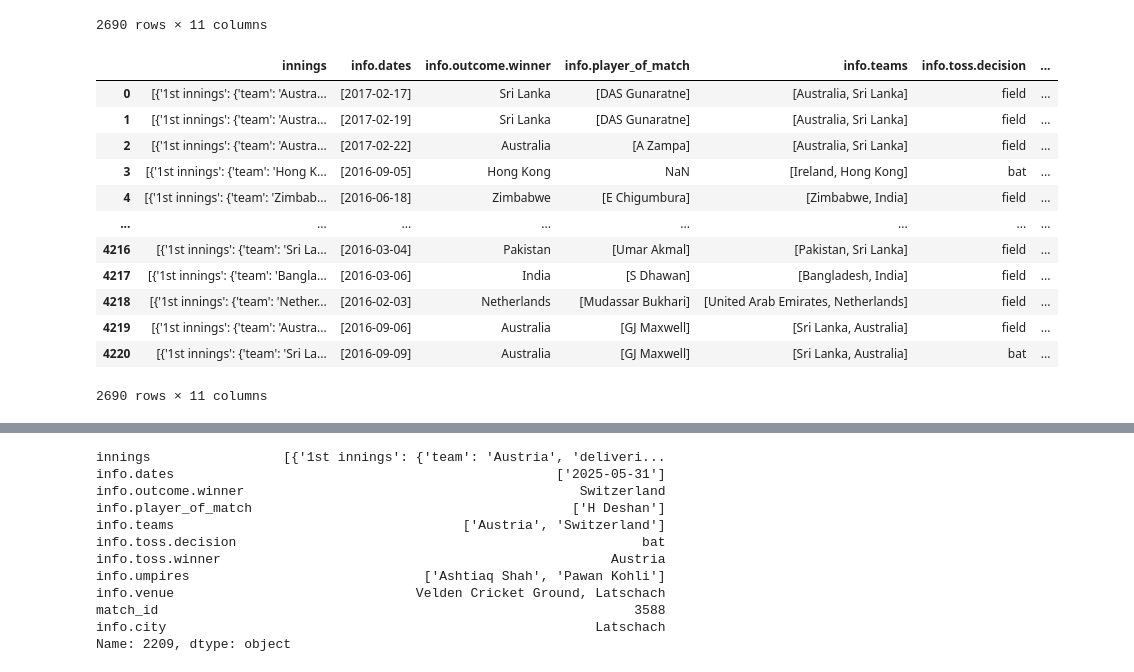
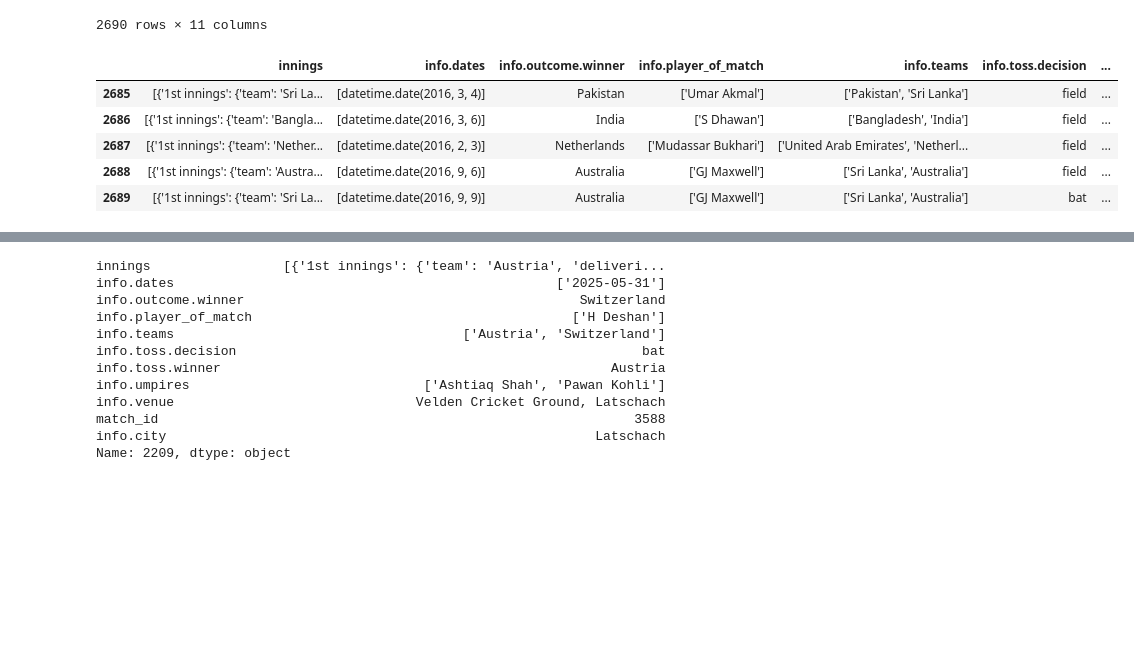
Before and after one commit to srikara202/Cricket-T20-Score-Predictor-MLOps, a Jupyter notebook: notebooks/life-cycle.ipynb, the cells around one changed output, grey strips where cells are left out. Cells and saved outputs as stored; diff of their text form; code cells hidden in the pictures; blank space fills up the shorter version.

```diff
--- a/notebooks/life-cycle.ipynb
+++ b/notebooks/life-cycle.ipynb
@@ -129,21 +129,14 @@ See the caveats in the documentation: https://pandas.pydata.org/pandas-docs/stab
 | 4220 | [{'1st innings': {'team': 'Sri La... | [2016-09-09] | Australia | [GJ Maxwell] | [Sri Lanka, Australia] | bat | ... |
 2690 rows × 11 columns
 # %%
-final_df
+final_df.tail()
 # %% [output]
 |  | innings | info.dates | info.outcome.winner | info.player_of_match | info.teams | info.toss.decision | ... |
-| 0 | [{'1st innings': {'team': 'Austra... | [2017-02-17] | Sri Lanka | [DAS Gunaratne] | [Australia, Sri Lanka] | field | ... |
-| 1 | [{'1st innings': {'team': 'Austra... | [2017-02-19] | Sri Lanka | [DAS Gunaratne] | [Australia, Sri Lanka] | field | ... |
-| 2 | [{'1st innings': {'team': 'Austra... | [2017-02-22] | Australia | [A Zampa] | [Australia, Sri Lanka] | field | ... |
-| 3 | [{'1st innings': {'team': 'Hong K... | [2016-09-05] | Hong Kong | NaN | [Ireland, Hong Kong] | bat | ... |
-| 4 | [{'1st innings': {'team': 'Zimbab... | [2016-06-18] | Zimbabwe | [E Chigumbura] | [Zimbabwe, India] | field | ... |
-| ... | ... | ... | ... | ... | ... | ... | ... |
-| 4216 | [{'1st innings': {'team': 'Sri La... | [2016-03-04] | Pakistan | [Umar Akmal] | [Pakistan, Sri Lanka] | field | ... |
-| 4217 | [{'1st innings': {'team': 'Bangla... | [2016-03-06] | India | [S Dhawan] | [Bangladesh, India] | field | ... |
-| 4218 | [{'1st innings': {'team': 'Nether... | [2016-02-03] | Netherlands | [Mudassar Bukhari] | [United Arab Emirates, Netherlands] | field | ... |
-| 4219 | [{'1st innings': {'team': 'Austra... | [2016-09-06] | Australia | [GJ Maxwell] | [Sri Lanka, Australia] | field | ... |
-| 4220 | [{'1st innings': {'team': 'Sri La... | [2016-09-09] | Australia | [GJ Maxwell] | [Sri Lanka, Australia] | bat | ... |
+| 2685 | [{'1st innings': {'team': 'Sri La... | [datetime.date(2016, 3, 4)] | Pakistan | ['Umar Akmal'] | ['Pakistan', 'Sri Lanka'] | field | ... |
+| 2686 | [{'1st innings': {'team': 'Bangla... | [datetime.date(2016, 3, 6)] | India | ['S Dhawan'] | ['Bangladesh', 'India'] | field | ... |
+| 2687 | [{'1st innings': {'team': 'Nether... | [datetime.date(2016, 2, 3)] | Netherlands | ['Mudassar Bukhari'] | ['United Arab Emirates', 'Netherl... | field | ... |
+| 2688 | [{'1st innings': {'team': 'Austra... | [datetime.date(2016, 9, 6)] | Australia | ['GJ Maxwell'] | ['Sri Lanka', 'Australia'] | field | ... |
+| 2689 | [{'1st innings': {'team': 'Sri La... | [datetime.date(2016, 9, 9)] | Australia | ['GJ Maxwell'] | ['Sri Lanka', 'Australia'] | bat | ... |
-2690 rows × 11 columns
 # %%
 final_df.to_csv('dataset_level1.csv',index=False)
 # %%
```
Also changed, not shown: parts of 42 cells of this notebook, 2 other files.
